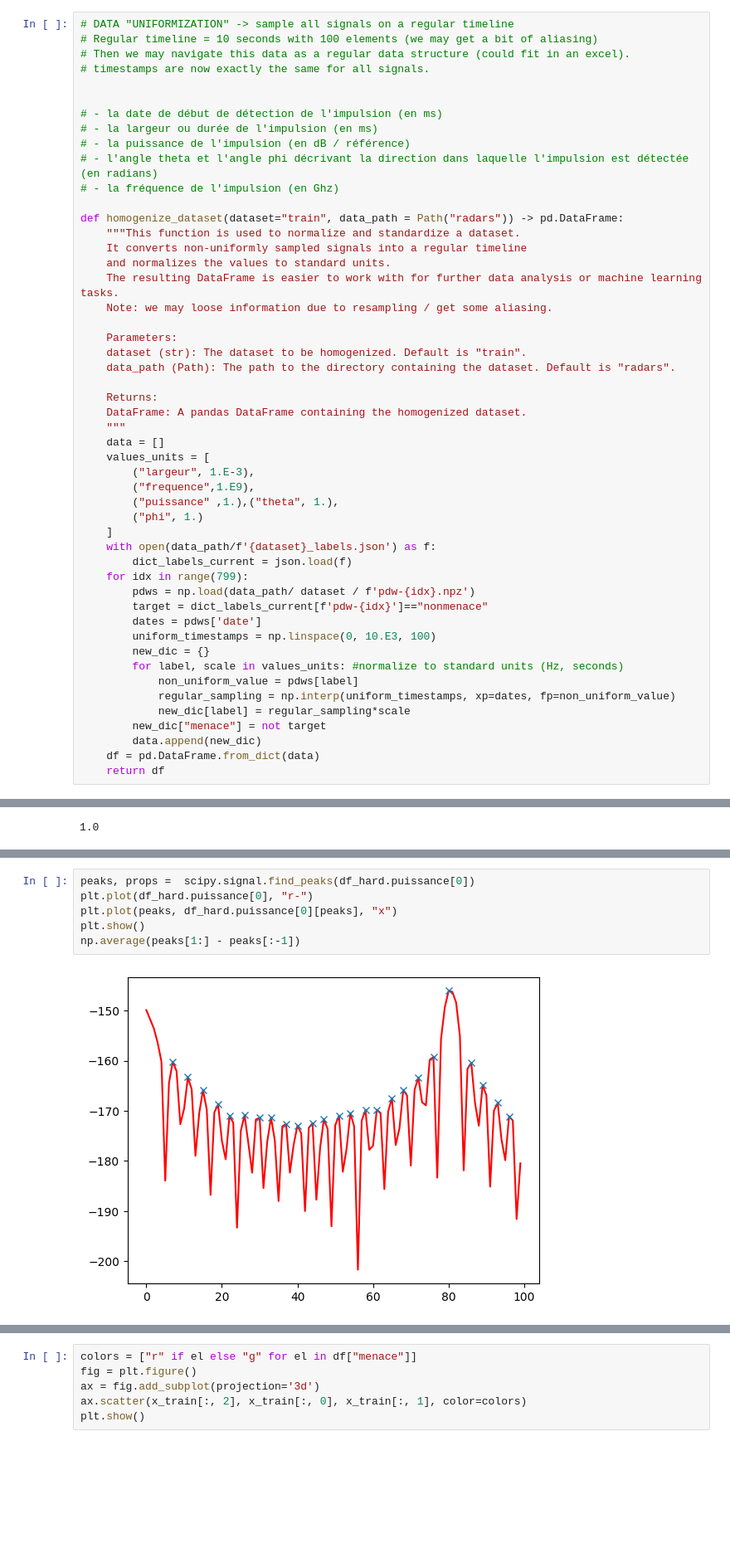
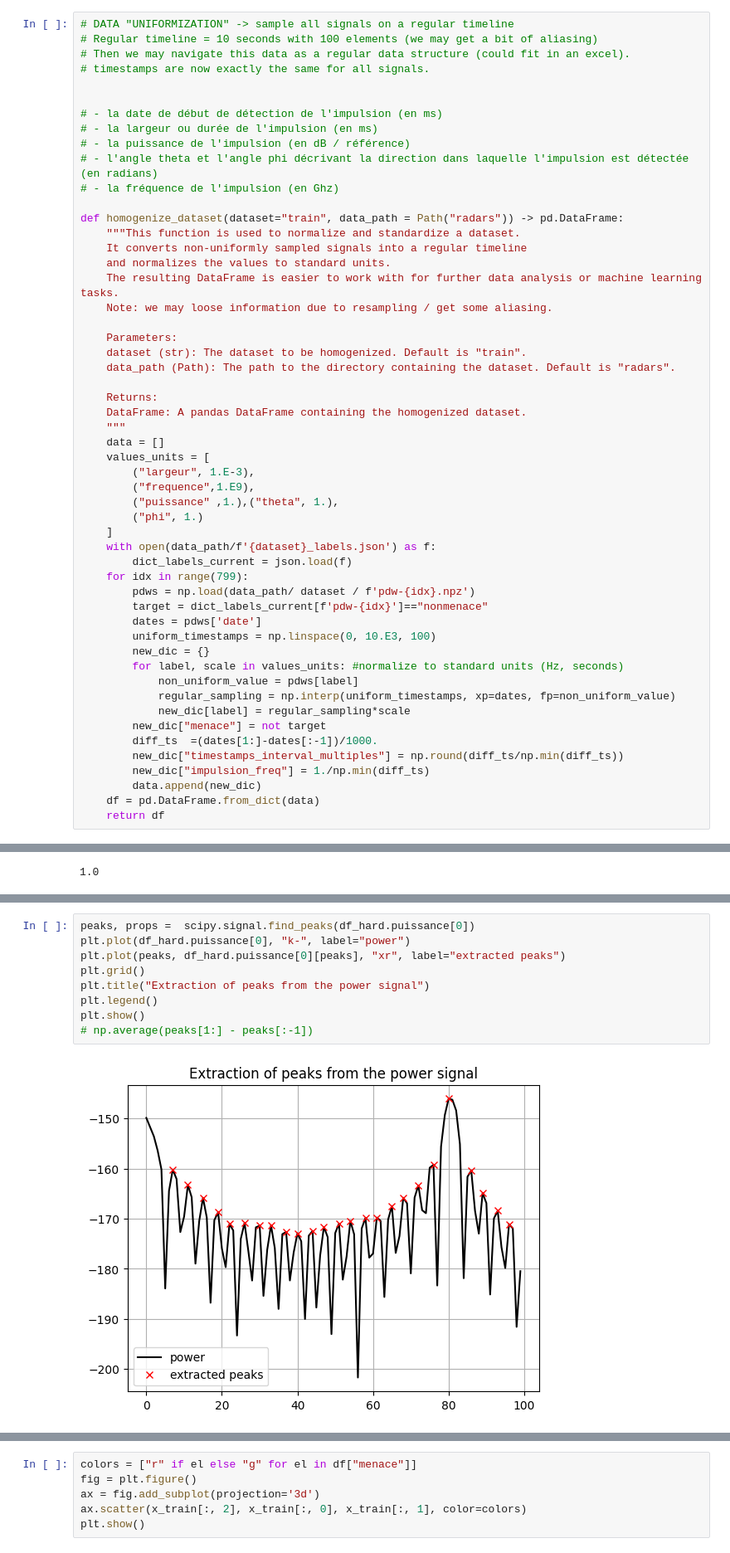
Before and after one commit to balthazarneveu/MVA23_SIGNAL, a Jupyter notebook: lab_02/rapport.ipynb, the cells around one changed output, grey strips where cells are left out. Shown at 83% size. Drawn from its saved outputs; the diff is of its cells as text; blank space fills up the shorter version.

```diff
--- a/lab_02/rapport.ipynb
+++ b/lab_02/rapport.ipynb
@@ -66,6 +69,9 @@ def homogenize_dataset(dataset="train", data_path = Path("radars")) -> pd.DataFr
             regular_sampling = np.interp(uniform_timestamps, xp=dates, fp=non_uniform_value)
             new_dic[label] = regular_sampling*scale
         new_dic["menace"] = not target
+        diff_ts  =(dates[1:]-dates[:-1])/1000.
+        new_dic["timestamps_interval_multiples"] = np.round(diff_ts/np.min(diff_ts))
+        new_dic["impulsion_freq"] = 1./np.min(diff_ts)
         data.append(new_dic)
     df = pd.DataFrame.from_dict(data)
     return df
@@ -223,8 +258,11 @@ plt.show()
 # %%
 peaks, props =  scipy.signal.find_peaks(df_hard.puissance[0])
-plt.plot(df_hard.puissance[0], "r-")
-plt.plot(peaks, df_hard.puissance[0][peaks], "x")
+plt.plot(df_hard.puissance[0], "k-", label="power")
+plt.plot(peaks, df_hard.puissance[0][peaks], "xr", label="extracted peaks")
+plt.grid()
+plt.title("Extraction of peaks from the power signal")
+plt.legend()
 plt.show()
-np.average(peaks[1:] - peaks[:-1])
+# np.average(peaks[1:] - peaks[:-1])
 # %% [output]
-[figure, old version]
+[figure, new version]
```
Also changed, not shown: parts of 11 cells of this notebook.
